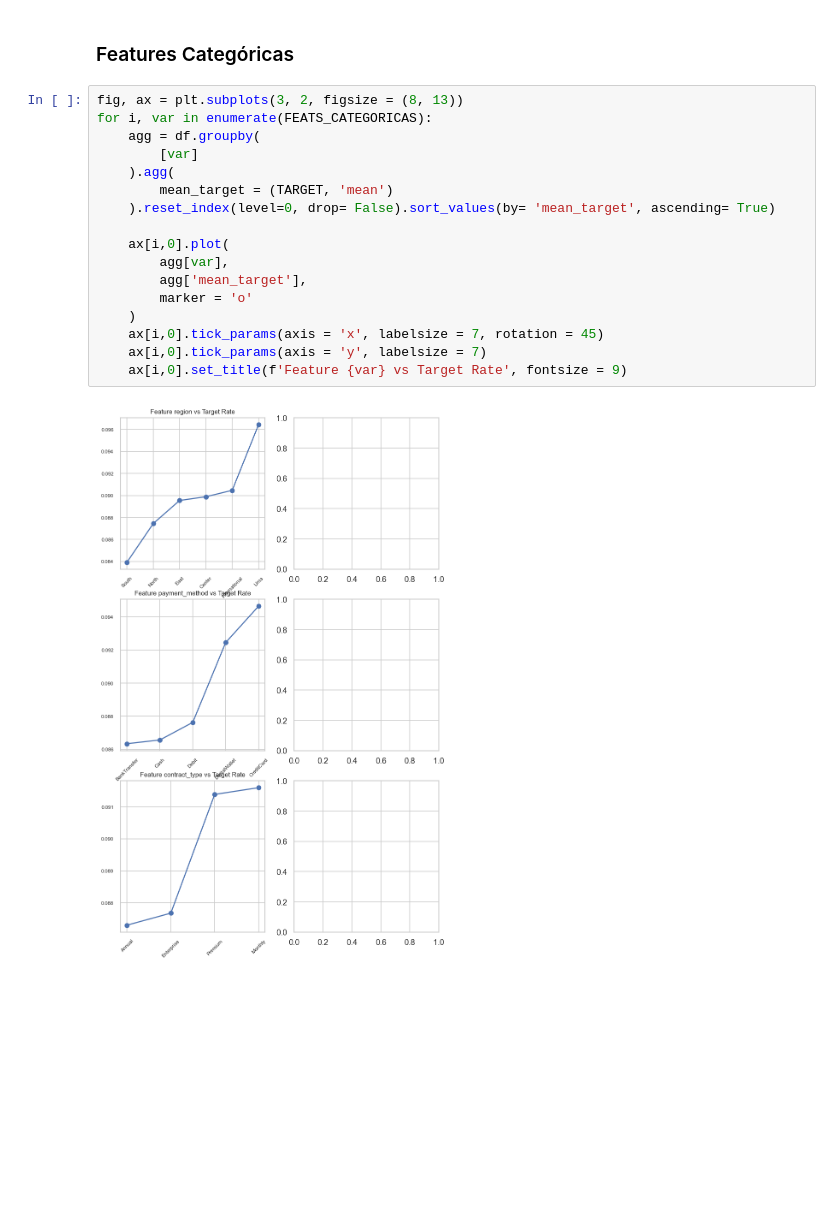
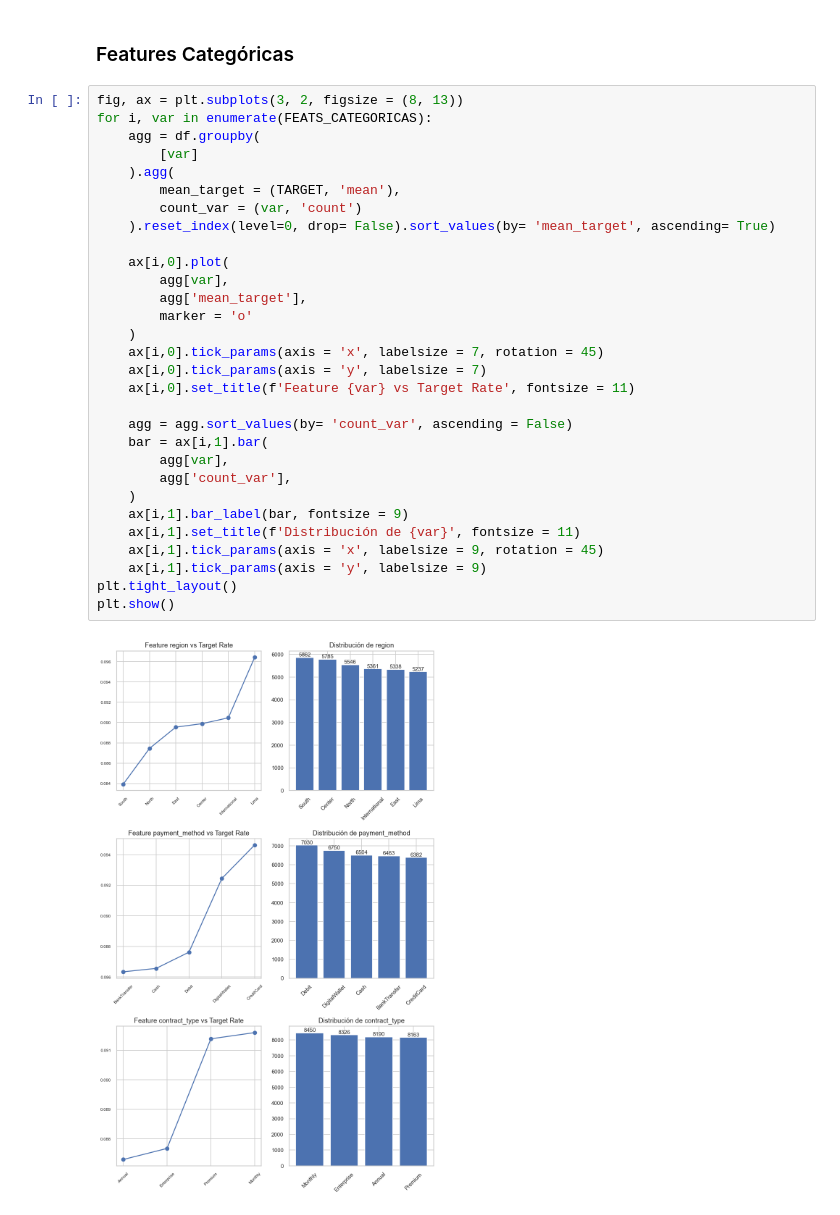
Before and after one commit to davidrodriguez2712/proyecto-3-prediccion-churn, a Jupyter notebook: notebooks/01_eda.ipynb, the cells around one changed output. Saved outputs shown, nothing was run; the diff lists cells and outputs as text; blank space fills up the shorter version.

```diff
--- a/notebooks/01_eda.ipynb
+++ b/notebooks/01_eda.ipynb
@@ -317,19 +314,32 @@ no será necesaria ninguna transformación.
 # %%
 fig, ax = plt.subplots(3, 2, figsize = (8, 13))
 for i, var in enumerate(FEATS_CATEGORICAS):
     agg = df.groupby(
         [var]
     ).agg(
-        mean_target = (TARGET, 'mean')
+        mean_target = (TARGET, 'mean'),
+        count_var = (var, 'count')
     ).reset_index(level=0, drop= False).sort_values(by= 'mean_target', ascending= True)
 
     ax[i,0].plot(
         agg[var],
         agg['mean_target'],
         marker = 'o'
     )
     ax[i,0].tick_params(axis = 'x', labelsize = 7, rotation = 45)
     ax[i,0].tick_params(axis = 'y', labelsize = 7)
-    ax[i,0].set_title(f'Feature {var} vs Target Rate', fontsize = 9)
+    ax[i,0].set_title(f'Feature {var} vs Target Rate', fontsize = 11)
+
+    agg = agg.sort_values(by= 'count_var', ascending = False)
+    bar = ax[i,1].bar(
+        agg[var],
+        agg['count_var'],
+    )
+    ax[i,1].bar_label(bar, fontsize = 9)
+    ax[i,1].set_title(f'Distribución de {var}', fontsize = 11)
+    ax[i,1].tick_params(axis = 'x', labelsize = 9, rotation = 45)
+    ax[i,1].tick_params(axis = 'y', labelsize = 9)
+plt.tight_layout()
+plt.show()
 # %% [output]
-[figure, old version]
+[figure, new version]
```
Also changed, not shown: parts of 9 cells of this notebook, 1 other file.
